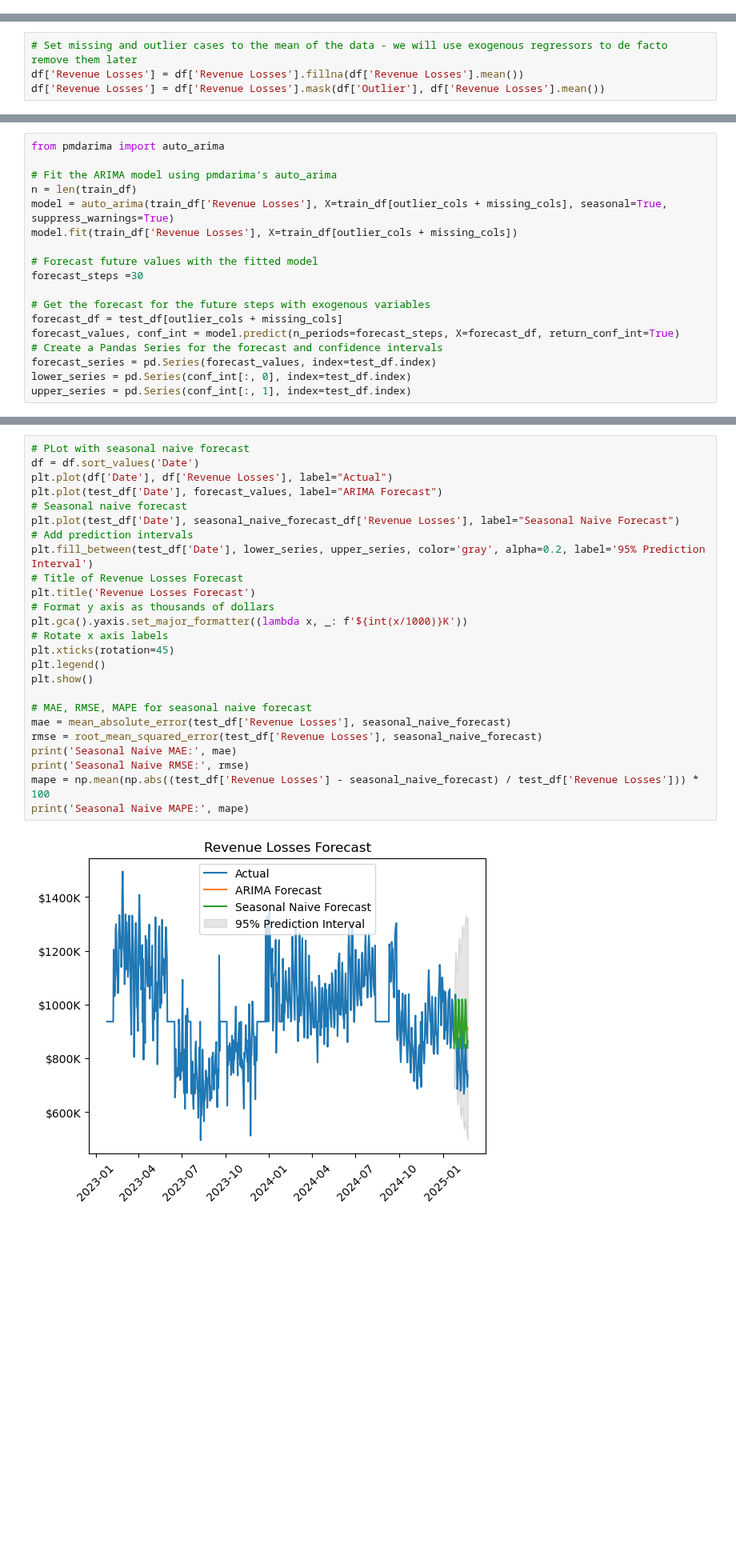
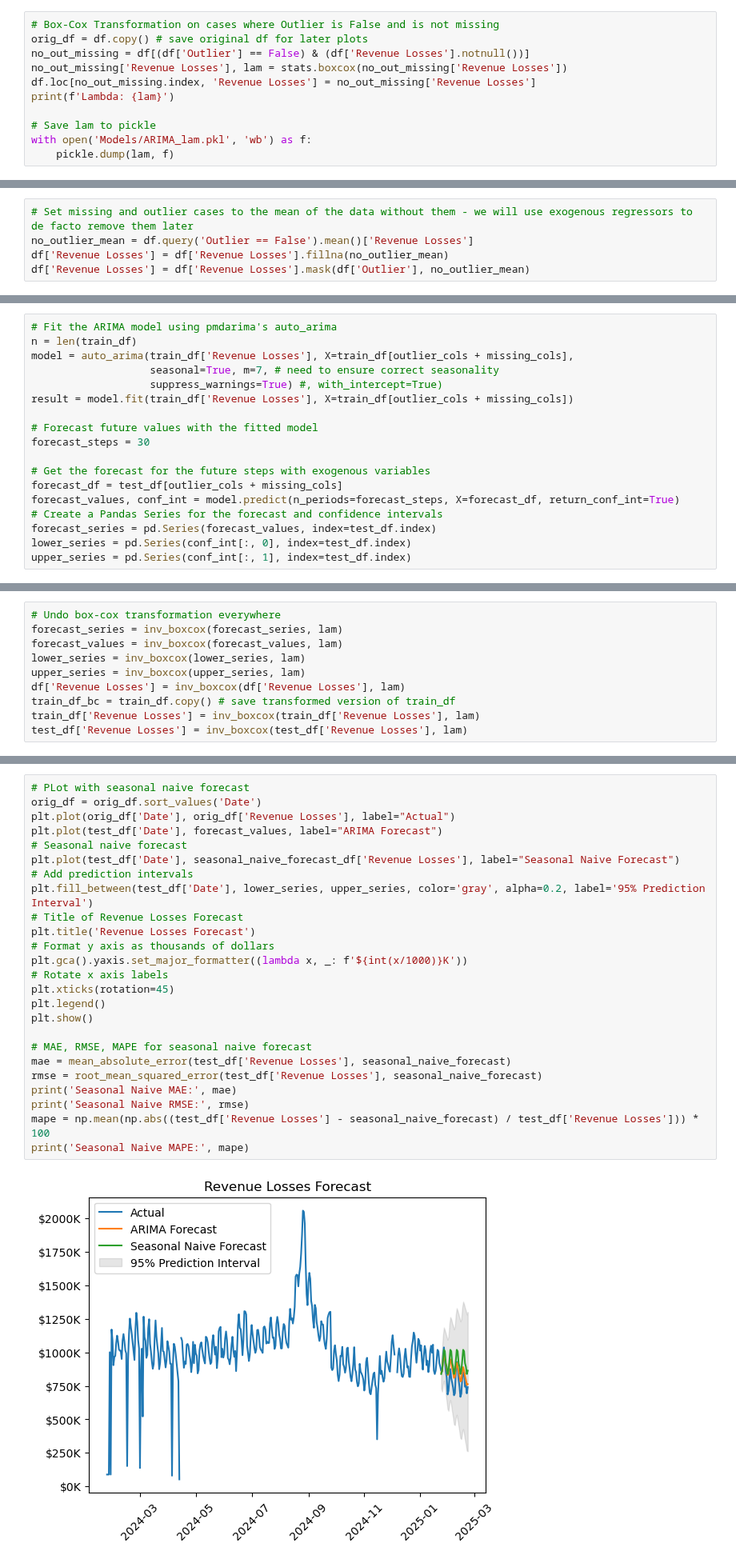
Before and after one commit to ijyliu/mcbroken-forecasting, a Jupyter notebook: Experimental Notebooks/Forecasts/ARIMA.ipynb, the cells around one changed output, grey strips where cells are left out. Shown at 80% size. Cells and saved outputs as stored; diff of their text form; blank space fills up the shorter version.

Commit message:
new arima version on shorter timespan with box-cox

```diff
--- a/Experimental Notebooks/Forecasts/ARIMA.ipynb
+++ b/Experimental Notebooks/Forecasts/ARIMA.ipynb
@@ -60,0 +63,11 @@ Outlier cases: 82
+# %%
+# Box-Cox Transformation on cases where Outlier is False and is not missing
+orig_df = df.copy() # save original df for later plots
+no_out_missing = df[(df['Outlier'] == False) & (df['Revenue Losses'].notnull())]
+no_out_missing['Revenue Losses'], lam = stats.boxcox(no_out_missing['Revenue Losses'])
+df.loc[no_out_missing.index, 'Revenue Losses'] = no_out_missing['Revenue Losses']
+print(f'Lambda: {lam}')
+
+# Save lam to pickle
+with open('Models/ARIMA_lam.pkl', 'wb') as f:
+    pickle.dump(lam, f)
@@ -61,4 +88,5 @@ Outlier cases: 82
 # %%
-# Set missing and outlier cases to the mean of the data - we will use exogenous regressors to de facto remove them later
-df['Revenue Losses'] = df['Revenue Losses'].fillna(df['Revenue Losses'].mean())
-df['Revenue Losses'] = df['Revenue Losses'].mask(df['Outlier'], df['Revenue Losses'].mean())
+# Set missing and outlier cases to the mean of the data without them - we will use exogenous regressors to de facto remove them later
+no_outlier_mean = df.query('Outlier == False').mean()['Revenue Losses']
+df['Revenue Losses'] = df['Revenue Losses'].fillna(no_outlier_mean)
+df['Revenue Losses'] = df['Revenue Losses'].mask(df['Outlier'], no_outlier_mean)
@@ -143,13 +185,13 @@ print(len(train_df), len(test_df))
 # %%
-from pmdarima import auto_arima
-
 # Fit the ARIMA model using pmdarima's auto_arima
 n = len(train_df)
-model = auto_arima(train_df['Revenue Losses'], X=train_df[outlier_cols + missing_cols], seasonal=True, suppress_warnings=True)
-model.fit(train_df['Revenue Losses'], X=train_df[outlier_cols + missing_cols])
+model = auto_arima(train_df['Revenue Losses'], X=train_df[outlier_cols + missing_cols],
+                   seasonal=True, m=7, # need to ensure correct seasonality
+                   suppress_warnings=True) #, with_intercept=True)
+result = model.fit(train_df['Revenue Losses'], X=train_df[outlier_cols + missing_cols])
 
 # Forecast future values with the fitted model
-forecast_steps =30
+forecast_steps = 30
 
 # Get the forecast for the future steps with exogenous variables
 forecast_df = test_df[outlier_cols + missing_cols]
@@ -186,3 +229,13 @@ Warnings:
+# %%
+# Undo box-cox transformation everywhere
+forecast_series = inv_boxcox(forecast_series, lam)
+forecast_values = inv_boxcox(forecast_values, lam)
+lower_series = inv_boxcox(lower_series, lam)
+upper_series = inv_boxcox(upper_series, lam)
+df['Revenue Losses'] = inv_boxcox(df['Revenue Losses'], lam)
+train_df_bc = train_df.copy() # save transformed version of train_df
+train_df['Revenue Losses'] = inv_boxcox(train_df['Revenue Losses'], lam)
+test_df['Revenue Losses'] = inv_boxcox(test_df['Revenue Losses'], lam)
 # %%
 # Check residuals
 def plot_arima_residuals(fit, lags=10, bins=20):
@@ -299,28 +354,28 @@ seasonal_naive_forecast = [last_7[i % 7] for i in range(len(test_df))]
 seasonal_naive_forecast_df = pd.DataFrame(seasonal_naive_forecast, index=test_df.index, columns=['Revenue Losses'])
 # %%
 # PLot with seasonal naive forecast
-df = df.sort_values('Date')
-plt.plot(df['Date'], df['Revenue Losses'], label="Actual")
+orig_df = orig_df.sort_values('Date')
+plt.plot(orig_df['Date'], orig_df['Revenue Losses'], label="Actual")
 plt.plot(test_df['Date'], forecast_values, label="ARIMA Forecast")
 # Seasonal naive forecast
 plt.plot(test_df['Date'], seasonal_naive_forecast_df['Revenue Losses'], label="Seasonal Naive Forecast")
 # Add prediction intervals
 plt.fill_between(test_df['Date'], lower_series, upper_series, color='gray', alpha=0.2, label='95% Prediction Interval')
 # Title of Revenue Losses Forecast
 plt.title('Revenue Losses Forecast')
 # Format y axis as thousands of dollars
 plt.gca().yaxis.set_major_formatter((lambda x, _: f'${int(x/1000)}K'))
 # Rotate x axis labels
 plt.xticks(rotation=45)
 plt.legend()
 plt.show()
 
 # MAE, RMSE, MAPE for seasonal naive forecast
 mae = mean_absolute_error(test_df['Revenue Losses'], seasonal_naive_forecast)
 rmse = root_mean_squared_error(test_df['Revenue Losses'], seasonal_naive_forecast)
 print('Seasonal Naive MAE:', mae)
 print('Seasonal Naive RMSE:', rmse)
 mape = np.mean(np.abs((test_df['Revenue Losses'] - seasonal_naive_forecast) / test_df['Revenue Losses'])) * 100
 print('Seasonal Naive MAPE:', mape)
 # %% [output]
-[figure, old version]
+[figure, new version]
```
Also changed, not shown: parts of 18 cells of this notebook, 3 other files.
